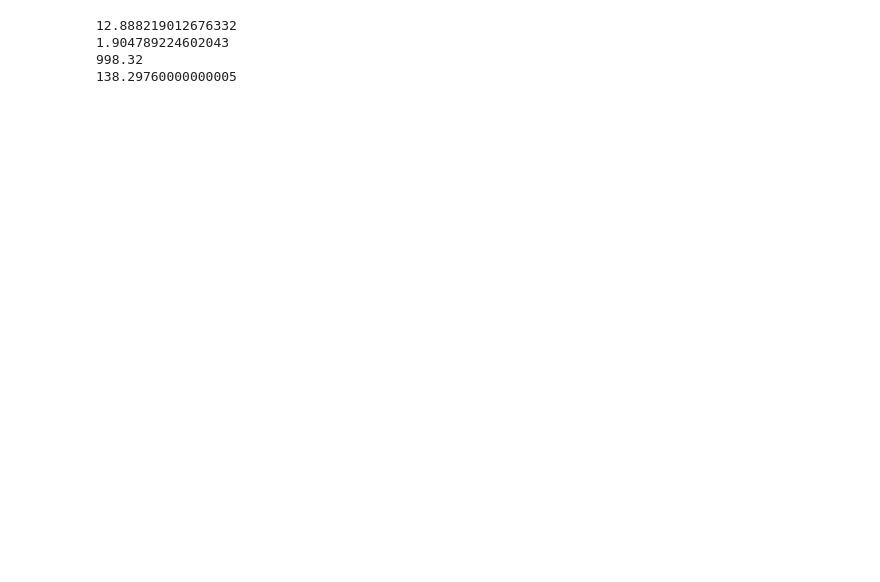
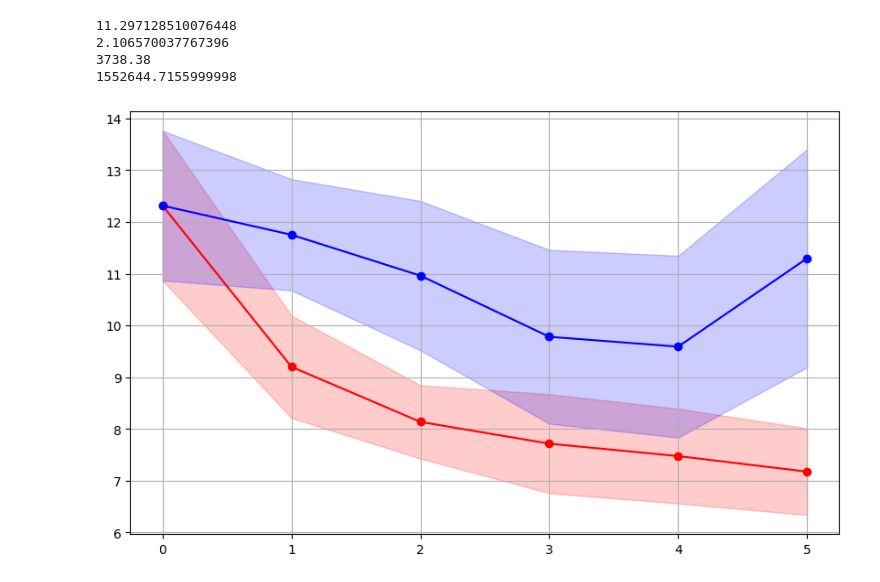
Before and after one commit to bigchan22/MOCBO, a Jupyter notebook: mo-cbo/Rastrigin.ipynb, the cells around one changed output. Saved outputs shown, nothing was run; the diff lists cells and outputs as text; code cells hidden in the pictures; blank space fills up the shorter version.

```diff
--- a/mo-cbo/Rastrigin.ipynb
+++ b/mo-cbo/Rastrigin.ipynb
@@ -433,5 +465,5 @@ print(bestL_statsL['iters_var'])
 # %%
-run_root = "results/250901RAST_Sigma_2"   # 본인 실험 폴더
+run_root = "results/250902RAST_Sigma_2"   # 본인 실험 폴더
 
 # 1) best_L (스칼라) 통계
 bestL_statsL = summarize_scalar_trace(run_root, funcname="best_L")
@@ -439,4 +471,6 @@ print(bestL_statsL['mean'][-1])
 print(bestL_statsL['std'][-1])
 print(bestL_statsL['iters'])
 print(bestL_statsL['iters_var'])
+
+result_set['Sigma_2'] = np.array([bestL_statsL['mean'][-1],bestL_statsL['std'][-1],bestL_statsL['iters'],bestL_statsL['iters_var']])
 # %% [output]
@@ -447,5 +481,5 @@ print(bestL_statsL['iters_var'])
 # %%
-run_root = "results/250901RAST_Sigma_3"   # 본인 실험 폴더
+run_root = "results/250902RAST_Sigma_3"   # 본인 실험 폴더
 
 # 1) best_L (스칼라) 통계
 bestL_statsL = summarize_scalar_trace(run_root, funcname="best_L")
@@ -453,4 +487,6 @@ print(bestL_statsL['mean'][-1])
 print(bestL_statsL['std'][-1])
 print(bestL_statsL['iters'])
 print(bestL_statsL['iters_var'])
+
+result_set['Sigma_3'] = np.array([bestL_statsL['mean'][-1],bestL_statsL['std'][-1],bestL_statsL['iters'],bestL_statsL['iters_var']])
 # %% [output]
@@ -461,5 +497,5 @@ print(bestL_statsL['iters_var'])
 # %%
-run_root = "results/250901RAST_Sigma_4"   # 본인 실험 폴더
+run_root = "results/250902RAST_Sigma_4"   # 본인 실험 폴더
 
 # 1) best_L (스칼라) 통계
 bestL_statsL = summarize_scalar_trace(run_root, funcname="best_L")
@@ -467,4 +503,6 @@ print(bestL_statsL['mean'][-1])
 print(bestL_statsL['std'][-1])
 print(bestL_statsL['iters'])
 print(bestL_statsL['iters_var'])
+
+result_set['Sigma_4'] = np.array([bestL_statsL['mean'][-1],bestL_statsL['std'][-1],bestL_statsL['iters'],bestL_statsL['iters_var']])
 # %% [output]
@@ -475,5 +513,5 @@ print(bestL_statsL['iters_var'])
 # %%
-run_root = "results/250901RAST_Sigma_5"   # 본인 실험 폴더
+run_root = "results/250902RAST_Sigma_5"   # 본인 실험 폴더
 
 # 1) best_L (스칼라) 통계
 bestL_statsL = summarize_scalar_trace(run_root, funcname="best_L")
@@ -481,8 +519,63 @@ print(bestL_statsL['mean'][-1])
 print(bestL_statsL['std'][-1])
 print(bestL_statsL['iters'])
 print(bestL_statsL['iters_var'])
+
+result_set['Sigma_5'] = np.array([bestL_statsL['mean'][-1],bestL_statsL['std'][-1],bestL_statsL['iters'],bestL_statsL['iters_var']])
 # %% [output]
-12.888219012676332
-1.904789224602043
-998.32
-138.29760000000005
+11.297128510076448
+2.106570037767396
+3738.38
+1552644.7155999998
+# %%
+# result_set
+# Lam1 데이터
+x_lam = []
+y_lam = []
+yerr_lam = []
+for i in range(6):
+    key = f'Lam1_{i}'
+    val = result_set[key]
+    x_lam.append(i)
+    y_lam.append(val[0])
+    yerr_lam.append(val[1])
+
+x_lam = np.array(x_lam)
+y_lam = np.array(y_lam)
+yerr_lam = np.array(yerr_lam)
+
+# Sigma 데이터
+x_sigma = []
+y_sigma = []
+yerr_sigma = []
+for i in range(6):  # Sigma_0 ~ Sigma_5
+    key = f'Sigma_{i}'
+    val = result_set[key]
+    x_sigma.append(i)
+    y_sigma.append(val[0])
+    yerr_sigma.append(val[1])
+
+x_sigma = np.array(x_sigma)
+y_sigma = np.array(y_sigma)
+yerr_sigma = np.array(yerr_sigma)
+
+# 그래프 그리기
+plt.figure(figsize=(10,6))
+
+# Lam1
+plt.plot(x_lam, y_lam, marker='o', color='red', label='Ad-CBO ($\lambda_0$)')
+plt.fill_between(x_lam, y_lam - yerr_lam, y_lam + yerr_lam, color='red', alpha=0.2)
+
+# Sigma
+plt.plot(x_sigma, y_sigma, marker='o', color='blue', label='CBO with noise ($\sigma$)')
+plt.fill_between(x_sigma, y_sigma - yerr_sigma, y_sigma + yerr_sigma, color='blue', alpha=0.2)
+
+# plt.xlabel('$\lambda_0$(red), $\sigma$(blue)')
+# plt.ylabel('Value')
+# plt.title('Confidence Intervals for $L(x_\infty)$')
+# plt.legend()
+plt.grid(True)
+# plt.show()
+
+plt.savefig("Confidence Intervals.pdf", format='pdf', bbox_inches='tight')
+# %% [output]
+[figure, added]
```
Also changed, not shown: parts of 23 cells of this notebook, 10 other files.
